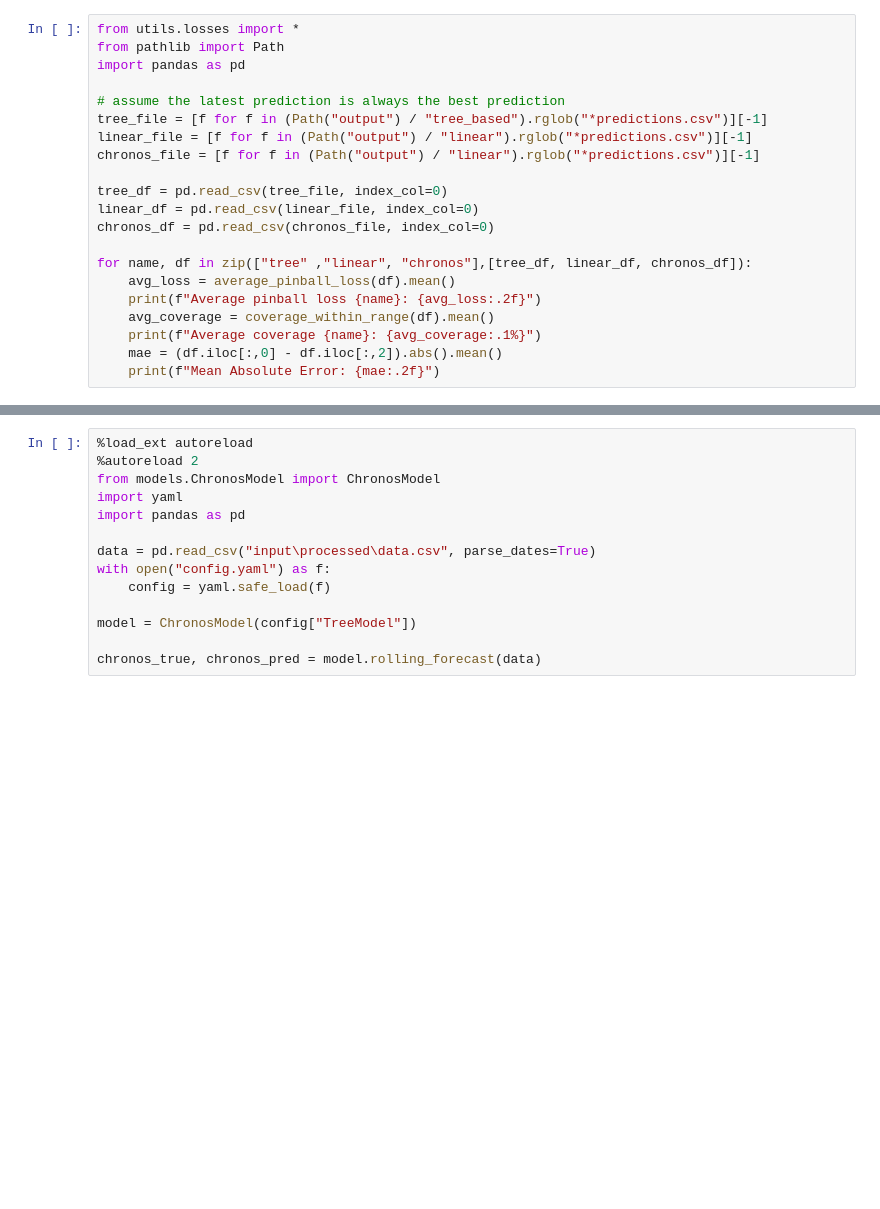
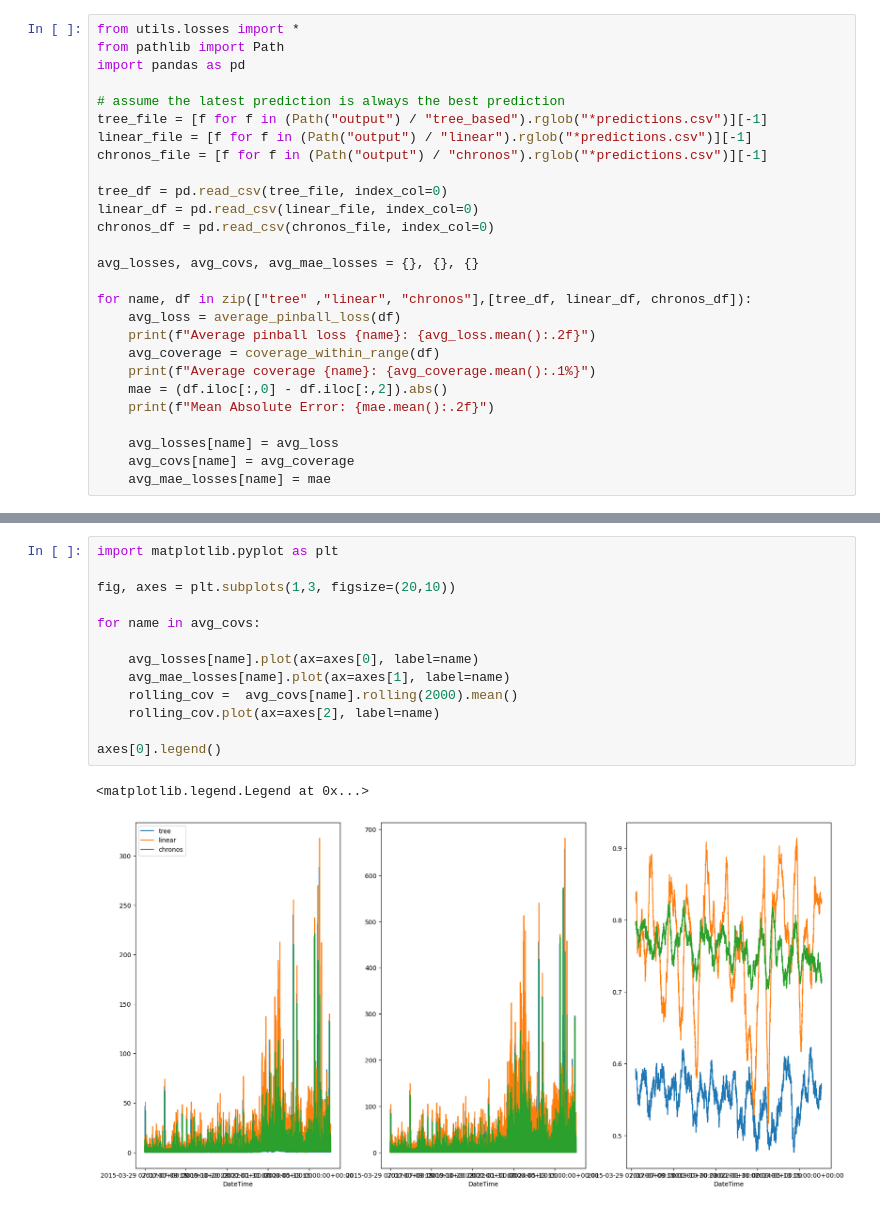
Before and after one commit to chiara-fb/day_ahead_forecasting, a Jupyter notebook: test.ipynb, the cells around one changed output, grey strips where cells are left out. Drawn from its saved outputs; the diff is of its cells as text; blank space fills up the shorter version.

Commit message:
added evaluate models

```diff
--- a/test.ipynb
+++ b/test.ipynb
@@ -6,19 +47,25 @@ import pandas as pd
 # assume the latest prediction is always the best prediction
 tree_file = [f for f in (Path("output") / "tree_based").rglob("*predictions.csv")][-1]
 linear_file = [f for f in (Path("output") / "linear").rglob("*predictions.csv")][-1]
-chronos_file = [f for f in (Path("output") / "linear").rglob("*predictions.csv")][-1]
+chronos_file = [f for f in (Path("output") / "chronos").rglob("*predictions.csv")][-1]
 
 tree_df = pd.read_csv(tree_file, index_col=0)
 linear_df = pd.read_csv(linear_file, index_col=0)
 chronos_df = pd.read_csv(chronos_file, index_col=0)
 
+avg_losses, avg_covs, avg_mae_losses = {}, {}, {}
+
 for name, df in zip(["tree" ,"linear", "chronos"],[tree_df, linear_df, chronos_df]):
-    avg_loss = average_pinball_loss(df).mean()
-    print(f"Average pinball loss {name}: {avg_loss:.2f}")
-    avg_coverage = coverage_within_range(df).mean()
-    print(f"Average coverage {name}: {avg_coverage:.1%}")
-    mae = (df.iloc[:,0] - df.iloc[:,2]).abs().mean()
-    print(f"Mean Absolute Error: {mae:.2f}")
+    avg_loss = average_pinball_loss(df)
+    print(f"Average pinball loss {name}: {avg_loss.mean():.2f}")
+    avg_coverage = coverage_within_range(df)
+    print(f"Average coverage {name}: {avg_coverage.mean():.1%}")
+    mae = (df.iloc[:,0] - df.iloc[:,2]).abs()
+    print(f"Mean Absolute Error: {mae.mean():.2f}")
+
+    avg_losses[name] = avg_loss
+    avg_covs[name] = avg_coverage
+    avg_mae_losses[name] = mae
 # %% [output]
 Average pinball loss tree: 3.55
 Average coverage tree: 55.4%
@@ -29,14 +79,16 @@ Mean Absolute Error: 18.91
-# %%
-%load_ext autoreload
-%autoreload 2
-from models.ChronosModel import ChronosModel
-import yaml
-import pandas as pd
-
-data = pd.read_csv("input\processed\data.csv", parse_dates=True)
-with open("config.yaml") as f:
-    config = yaml.safe_load(f)
-
-model = ChronosModel(config["TreeModel"])
-
-chronos_true, chronos_pred = model.rolling_forecast(data)
+# %%
+import matplotlib.pyplot as plt
+
+fig, axes = plt.subplots(1,3, figsize=(20,10))
+
+for name in avg_covs:
+
+    avg_losses[name].plot(ax=axes[0], label=name)
+    avg_mae_losses[name].plot(ax=axes[1], label=name)
+    rolling_cov =  avg_covs[name].rolling(2000).mean()
+    rolling_cov.plot(ax=axes[2], label=name)
+
+axes[0].legend()
+# %% [output]
+<matplotlib.legend.Legend at 0x...>
+[figure, added]
```
Also changed, not shown: parts of 4 cells of this notebook, 9 other files.
